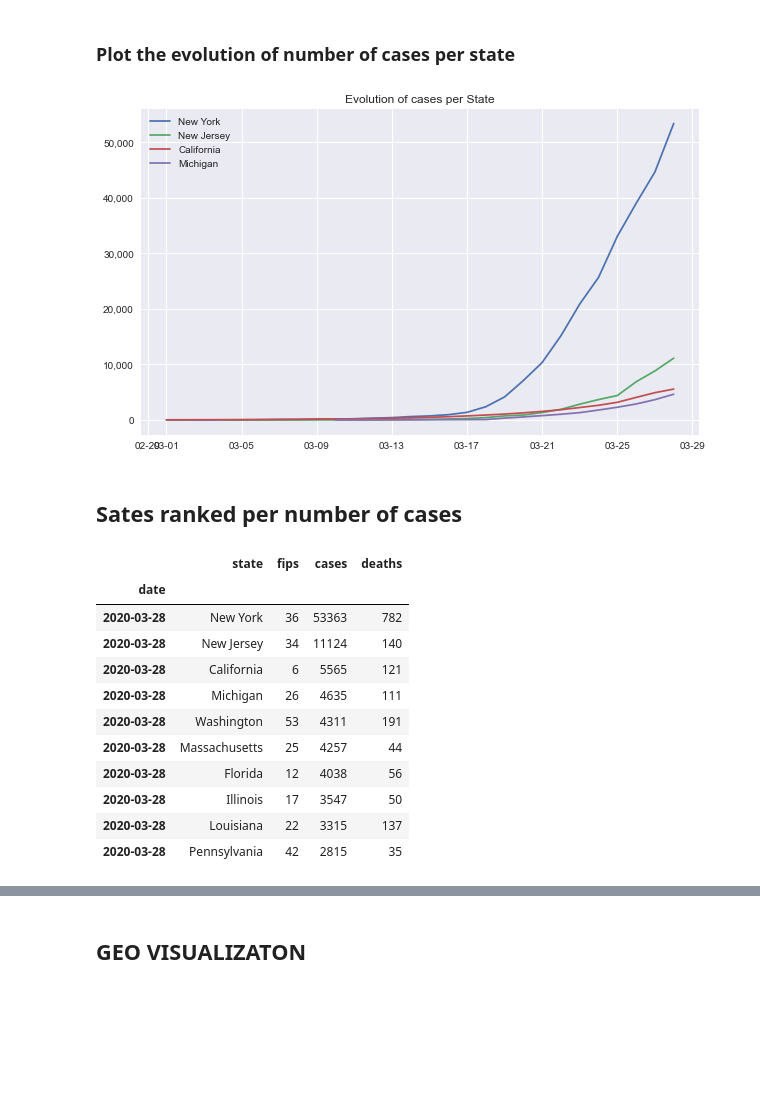
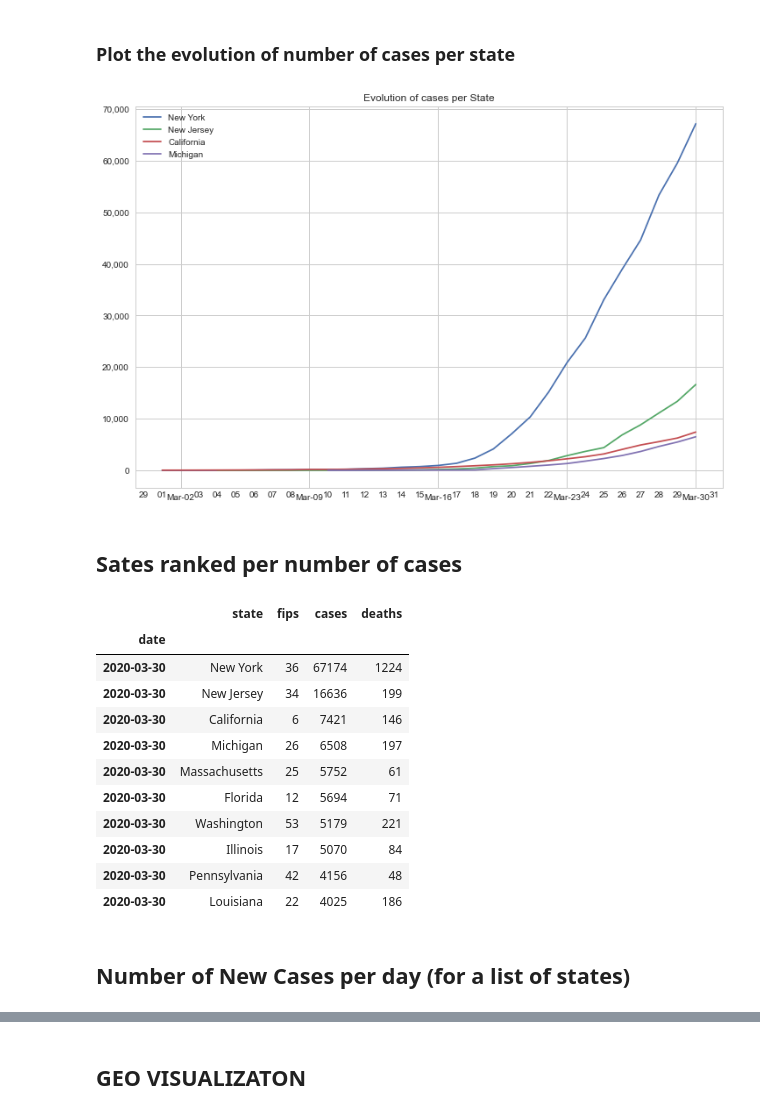
Before and after one commit to mtlberri/covid-19-data, a Jupyter notebook: covid-study.ipynb, the cells around one changed output, grey strips where cells are left out. Cells and saved outputs as stored; diff of their text form; code cells hidden in the pictures; blank space fills up the shorter version.

Commit message:
Version with new cases chart

```diff
--- a/covid-study.ipynb
+++ b/covid-study.ipynb
@@ -7,6 +10,6 @@ from matplotlib import pyplot as plt
 %matplotlib inline
 # %%
-matplotlib.style.use('seaborn')
+matplotlib.style.use('seaborn-whitegrid')
 # %%
 import geopandas as gpd
 # %%
@@ -65,14 +57,17 @@ df.head()
 # %% [markdown]
 ### Plot the evolution of number of cases per state
 # %%
-def my_plotter(fig,ax,df,state,column):
+def my_sate_cases_plotter(fig,ax,df,state,column):
     '''
     Helper function to make the graphs
     '''
-    fig.set_size_inches(10,6)
+    fig.set_size_inches(12,8)
     ax.set_title(f"Evolution of cases per State")
-    # x formatter for dates
-    ax.get_xaxis().set_major_formatter(matplotlib.dates.DateFormatter(fmt='%m-%d'))
+    # x locators and formatters
+    ax.xaxis.set_major_locator(WeekdayLocator(MONDAY))
+    ax.xaxis.set_minor_locator(DayLocator())
+    ax.xaxis.set_major_formatter(DateFormatter('%b-%d'))
+    ax.xaxis.set_minor_formatter(DateFormatter('%d'))
     # y formatter for thousands separator
     ax.get_yaxis().set_major_formatter(matplotlib.ticker.FuncFormatter(lambda x,p: format(int(x),',')))
     out = ax.plot( df[df['state']==state].loc['20200301':].index , df[df['state']==state].loc['20200301':,[column]],label=state )
@@ -80,11 +75,11 @@ def my_plotter(fig,ax,df,state,column):
     return out
 # %%
 fig,ax = plt.subplots()
-my_plotter(fig,ax,df,state='New York',column="cases")
-my_plotter(fig,ax,df,state='New Jersey',column="cases")
-my_plotter(fig,ax,df,state='California',column="cases")
-out = my_plotter(fig,ax,df,state='Michigan',column="cases")
+my_sate_cases_plotter(fig,ax,df,state='New York',column="cases")
+my_sate_cases_plotter(fig,ax,df,state='New Jersey',column="cases")
+my_sate_cases_plotter(fig,ax,df,state='California',column="cases")
+out = my_sate_cases_plotter(fig,ax,df,state='Michigan',column="cases")
 # %% [output]
-[figure, old version]
+[figure, new version]
 # %% [markdown]
 ## Sates ranked per number of cases
@@ -91,15 +88,18 @@ out = my_plotter(fig,ax,df,state='Michigan',column="cases")
 # %%
-df['20200328':].sort_values(by='cases',ascending=False).head(10)
+
+df[last_timestamp:].sort_values(by='cases',ascending=False).head(10)
 # %% [output]
 |  | state | fips | cases | deaths |
 | date |  |  |  |  |
-| 2020-03-28 | New York | 36 | 53363 | 782 |
-| 2020-03-28 | New Jersey | 34 | 11124 | 140 |
-| 2020-03-28 | California | 6 | 5565 | 121 |
-| 2020-03-28 | Michigan | 26 | 4635 | 111 |
-| 2020-03-28 | Washington | 53 | 4311 | 191 |
-| 2020-03-28 | Massachusetts | 25 | 4257 | 44 |
-| 2020-03-28 | Florida | 12 | 4038 | 56 |
-| 2020-03-28 | Illinois | 17 | 3547 | 50 |
-| 2020-03-28 | Louisiana | 22 | 3315 | 137 |
-| 2020-03-28 | Pennsylvania | 42 | 2815 | 35 |
+| 2020-03-30 | New York | 36 | 67174 | 1224 |
+| 2020-03-30 | New Jersey | 34 | 16636 | 199 |
+| 2020-03-30 | California | 6 | 7421 | 146 |
+| 2020-03-30 | Michigan | 26 | 6508 | 197 |
+| 2020-03-30 | Massachusetts | 25 | 5752 | 61 |
+| 2020-03-30 | Florida | 12 | 5694 | 71 |
+| 2020-03-30 | Washington | 53 | 5179 | 221 |
+| 2020-03-30 | Illinois | 17 | 5070 | 84 |
+| 2020-03-30 | Pennsylvania | 42 | 4156 | 48 |
+| 2020-03-30 | Louisiana | 22 | 4025 | 186 |
+# %% [markdown]
+## Number of New Cases per day (for a list of states)
```
Also changed, not shown: parts of 12 cells of this notebook, 1 other file.
